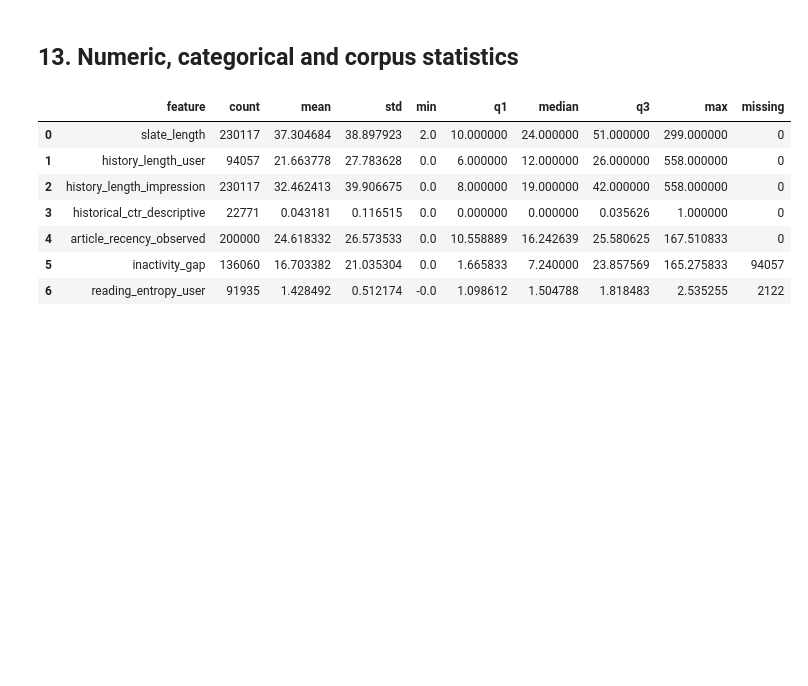
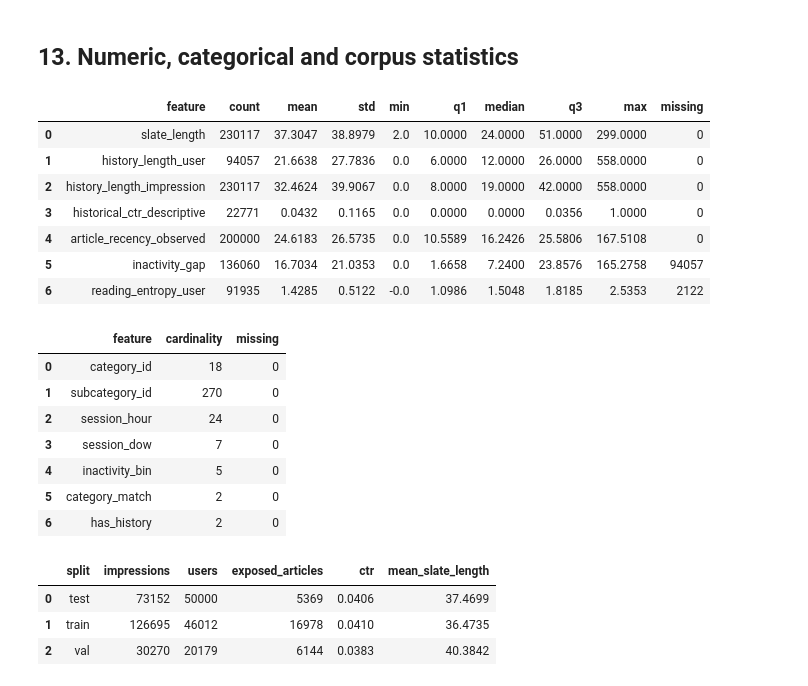
Before and after one commit to nguyenvanminh281005/bt4222-group12, a Jupyter notebook: data_preparation/1_eda.ipynb, the cells around one changed output. Cells and saved outputs as stored; diff of their text form; code cells hidden in the pictures; blank space fills up the shorter version.

```diff
--- a/data_preparation/1_eda.ipynb
+++ b/data_preparation/1_eda.ipynb
@@ -403,5 +415,9 @@ interaction_statistics = pd.Series(
         "Multiple-click impressions": multiple_click_impressions,
     }
 )
-display(interaction_statistics)
+interaction_display = interaction_statistics.map(lambda value: f"{value:,.0f}")
+interaction_display["Overall item-level CTR"] = f"{overall_ctr:.2%}"
+for name in ["Mean slate length", "Median slate length"]:
+    interaction_display[name] = f"{interaction_statistics[name]:.2f}"
+display(interaction_display.to_frame("Value"))
 # %% [output]
@@ -1247,7 +1267,7 @@ numeric_rows = [
     ),
 ]
 numeric_table = pd.DataFrame(numeric_rows)
-display(numeric_table)
+display(numeric_table.round(4))
 numeric_table.to_csv(TABLE_DIR / "table5_numeric_statistics.csv", index=False)
 categorical = []
 
@@ -1258,43 +1278,51 @@ for name, values in {
     "session_dow": beh["session_dow"],
     "inactivity_bin": beh["inactivity_bin"],
     "category_match": observed_match,
     "has_history": beh["has_history"],
 }.items():
     categorical.append(
         {
             "feature": name,
             "cardinality": values.nunique(),
             "missing": values.isna().sum(),
         }
     )
     values.value_counts(dropna=False).to_csv(TABLE_DIR / f"frequency_{name}.csv")
 
-pd.DataFrame(categorical).to_csv(
-    TABLE_DIR / "table6_categorical_statistics.csv", index=False
-)
+categorical_table = pd.DataFrame(categorical)
+display(categorical_table)
+categorical_table.to_csv(TABLE_DIR / "table6_categorical_statistics.csv", index=False)
 corpus_rows = []
 
 for name, values in {"title": news["title"], "abstract": news["abstract"]}.items():
     valid = values.dropna()
     for unit, counts in [
         ("words", valid.str.split().str.len()),
         ("characters", valid.str.len()),
     ]:
         row = numeric_row(f"{name}_{unit}", counts, values.isna().sum())
         row["tokens"] = int(valid.str.split().str.len().sum())
         row["vocabulary"] = len(
             set(word for sentence in valid for word in sentence.split())
         )
         corpus_rows.append(row)
 # %% [output]
 |  | feature | count | mean | std | min | q1 | median | q3 | max | missing |
-| 0 | slate_length | 230117 | 37.304684 | 38.897923 | 2.0 | 10.000000 | 24.000000 | 51.000000 | 299.000000 | 0 |
-| 1 | history_length_user | 94057 | 21.663778 | 27.783628 | 0.0 | 6.000000 | 12.000000 | 26.000000 | 558.000000 | 0 |
-| 2 | history_length_impression | 230117 | 32.462413 | 39.906675 | 0.0 | 8.000000 | 19.000000 | 42.000000 | 558.000000 | 0 |
-| 3 | historical_ctr_descriptive | 22771 | 0.043181 | 0.116515 | 0.0 | 0.000000 | 0.000000 | 0.035626 | 1.000000 | 0 |
-| 4 | article_recency_observed | 200000 | 24.618332 | 26.573533 | 0.0 | 10.558889 | 16.242639 | 25.580625 | 167.510833 | 0 |
-| 5 | inactivity_gap | 136060 | 16.703382 | 21.035304 | 0.0 | 1.665833 | 7.240000 | 23.857569 | 165.275833 | 94057 |
-| 6 | reading_entropy_user | 91935 | 1.428492 | 0.512174 | -0.0 | 1.098612 | 1.504788 | 1.818483 | 2.535255 | 2122 |
+| 0 | slate_length | 230117 | 37.3047 | 38.8979 | 2.0 | 10.0000 | 24.0000 | 51.0000 | 299.0000 | 0 |
+| 1 | history_length_user | 94057 | 21.6638 | 27.7836 | 0.0 | 6.0000 | 12.0000 | 26.0000 | 558.0000 | 0 |
+| 2 | history_length_impression | 230117 | 32.4624 | 39.9067 | 0.0 | 8.0000 | 19.0000 | 42.0000 | 558.0000 | 0 |
+| 3 | historical_ctr_descriptive | 22771 | 0.0432 | 0.1165 | 0.0 | 0.0000 | 0.0000 | 0.0356 | 1.0000 | 0 |
+| 4 | article_recency_observed | 200000 | 24.6183 | 26.5735 | 0.0 | 10.5589 | 16.2426 | 25.5806 | 167.5108 | 0 |
+| 5 | inactivity_gap | 136060 | 16.7034 | 21.0353 | 0.0 | 1.6658 | 7.2400 | 23.8576 | 165.2758 | 94057 |
+| 6 | reading_entropy_user | 91935 | 1.4285 | 0.5122 | -0.0 | 1.0986 | 1.5048 | 1.8185 | 2.5353 | 2122 |
+|  | feature | cardinality | missing |
+| 0 | category_id | 18 | 0 |
+| 1 | subcategory_id | 270 | 0 |
+| 2 | session_hour | 24 | 0 |
+| 3 | session_dow | 7 | 0 |
+| 4 | inactivity_bin | 5 | 0 |
+| 5 | category_match | 2 | 0 |
+| 6 | has_history | 2 | 0 |
 # %%
 for name in ["title_kg_count", "abs_kg_count", "total_kg_count"]:
     row = numeric_row(name, news[name])
@@ -1319,7 +1347,14 @@ for split, group in beh.groupby("split"):
         }
     )
 
-pd.DataFrame(split_rows).to_csv(TABLE_DIR / "split_comparison.csv", index=False)
+split_table = pd.DataFrame(split_rows)
+display(split_table.round(4))
+split_table.to_csv(TABLE_DIR / "split_comparison.csv", index=False)
+# %% [output]
+|  | split | impressions | users | exposed_articles | ctr | mean_slate_length |
+| 0 | test | 73152 | 50000 | 5369 | 0.0406 | 37.4699 |
+| 1 | train | 126695 | 46012 | 16978 | 0.0410 | 36.4735 |
+| 2 | val | 30270 | 20179 | 6144 | 0.0383 | 40.3842 |
 # %%
 split_hour = (
     beh.assign(session_hour=beh["time"].dt.hour)
```
Also changed, not shown: parts of 20 cells of this notebook, 19 other files.
